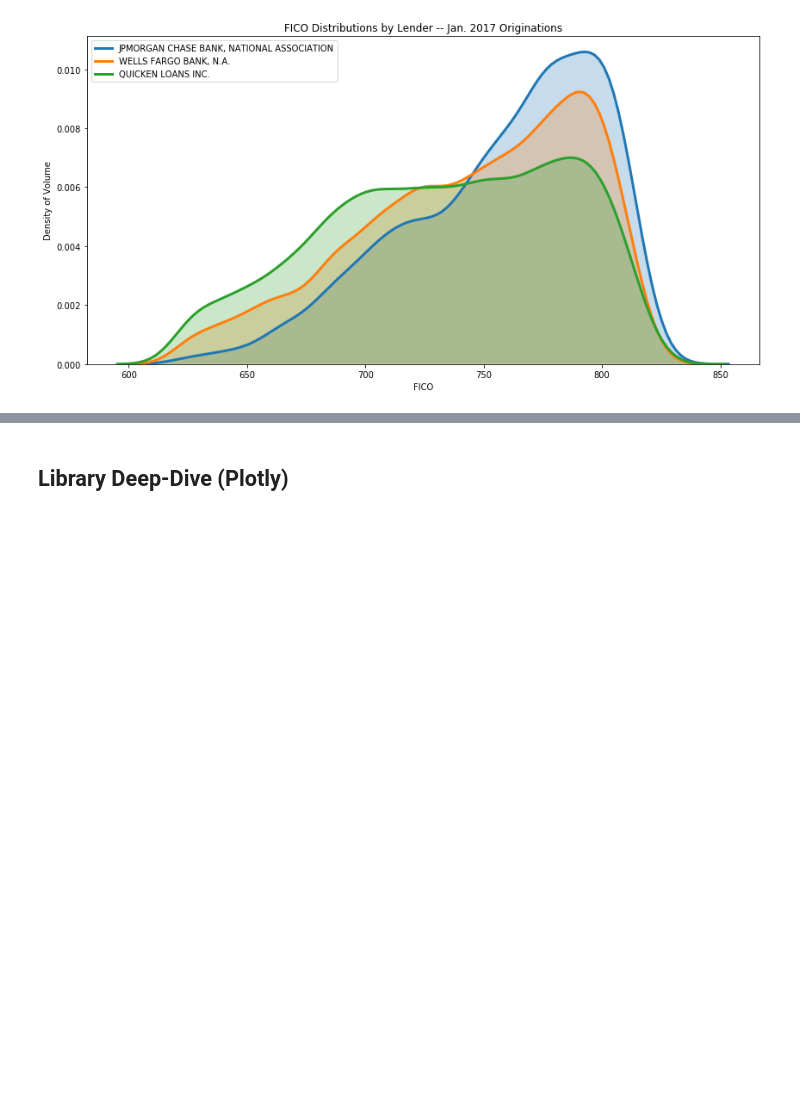
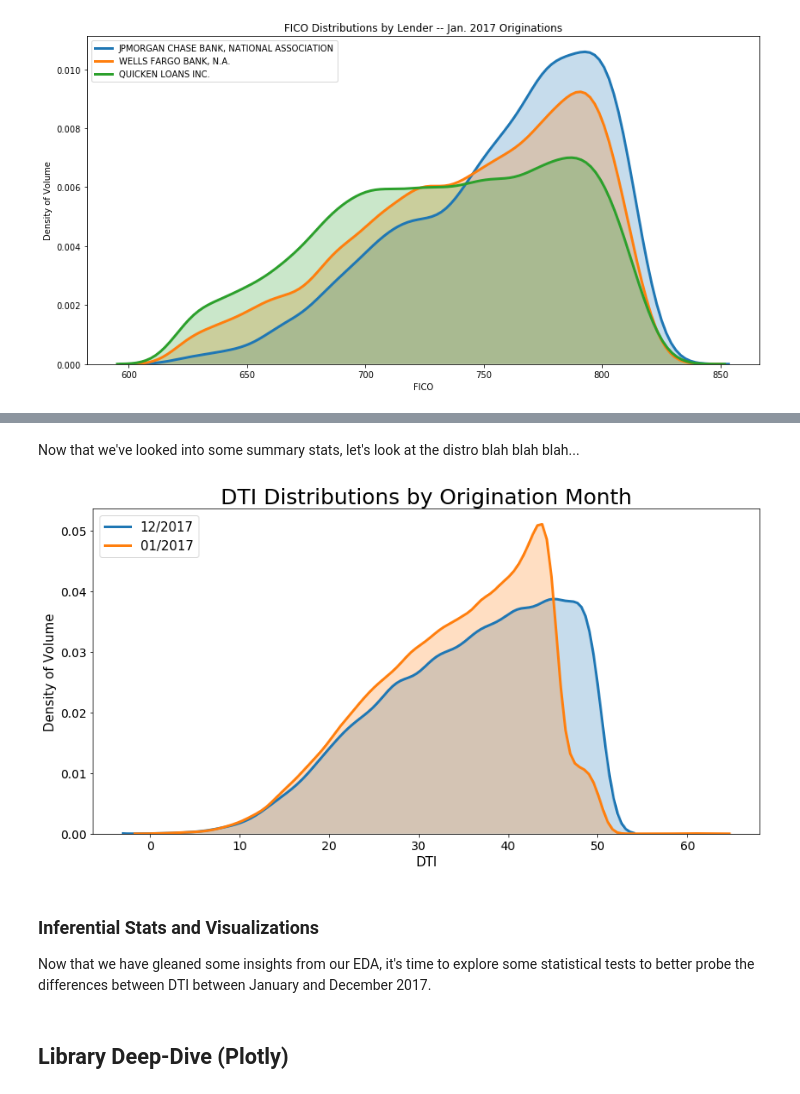
Before and after one commit to pmaji/practical-python-data-viz-guide, a Jupyter notebook: notebooks/main_lecture_nb.ipynb, the cells around one changed output, grey strips where cells are left out. Drawn from its saved outputs; the diff is of its cells as text; code cells hidden in the pictures; blank space fills up the shorter version.

Commit message:
draft of homework qusetions finished, still working on other content

```diff
--- a/notebooks/main_lecture_nb.ipynb
+++ b/notebooks/main_lecture_nb.ipynb
@@ -229,0 +243,6 @@ Now that we've learned some
+# %%
+# creating a dataset with just origination date and DTI to simplify our data-wrangling for this section
+dti_df = main_df.loc[:,['orig_dte','dti']]
+
+# taking a look at the data we'll be working with for this section
+dti_df.head()
@@ -229,0 +262,46 @@ Now that we've learned some
+# %% [markdown]
+Now that we've looked into some summary stats, let's look at the distro blah blah blah...
+# %%
+# building a KDE plot to compare DTI in the two origination months:
+
+# setting our figure size
+plt.figure(figsize=(14, 7))
+
+# plotting one KDE plot for each seller
+for origination_date in dti_df['orig_dte'].unique() :
+    dti_dist_ax = sns.distplot(
+        dti_df.loc[dti_df['orig_dte']== origination_date,'dti'],
+        hist = False,
+        kde = True,
+        kde_kws = {
+            'shade': True,
+            'linewidth':3
+        },
+        label = origination_date
+    )
+;
+
+# taking care of a few final aesthetic tweaks:
+# setting the axes labels and title
+dti_dist_ax.set(
+    xlabel="DTI",
+    ylabel="Density of Volume",
+    title ="DTI Distributions by Origination Month"
+)
+# specifying the legend location and size, and tweaking other font sizes
+dti_dist_ax.legend(loc=2, prop={'size': 15})
+dti_dist_ax.yaxis.label.set_size(15)
+dti_dist_ax.xaxis.label.set_size(15)
+dti_dist_ax.title.set_size(25)
+plt.yticks(fontsize=14)
+plt.xticks(fontsize=14)
+
+;
+# saving out the plot
+plt.savefig(fname = '../media/dti_origmonth_dist_plot.png')
+# %% [output]
+[figure, added]
+# %% [markdown]
+### Inferential Stats and Visualizations
+
+Now that we have gleaned some insights from our EDA, it's time to explore some statistical tests to better probe the differences between DTI between January and December 2017.
```
Also changed, not shown: parts of 17 cells of this notebook, 2 other files.
